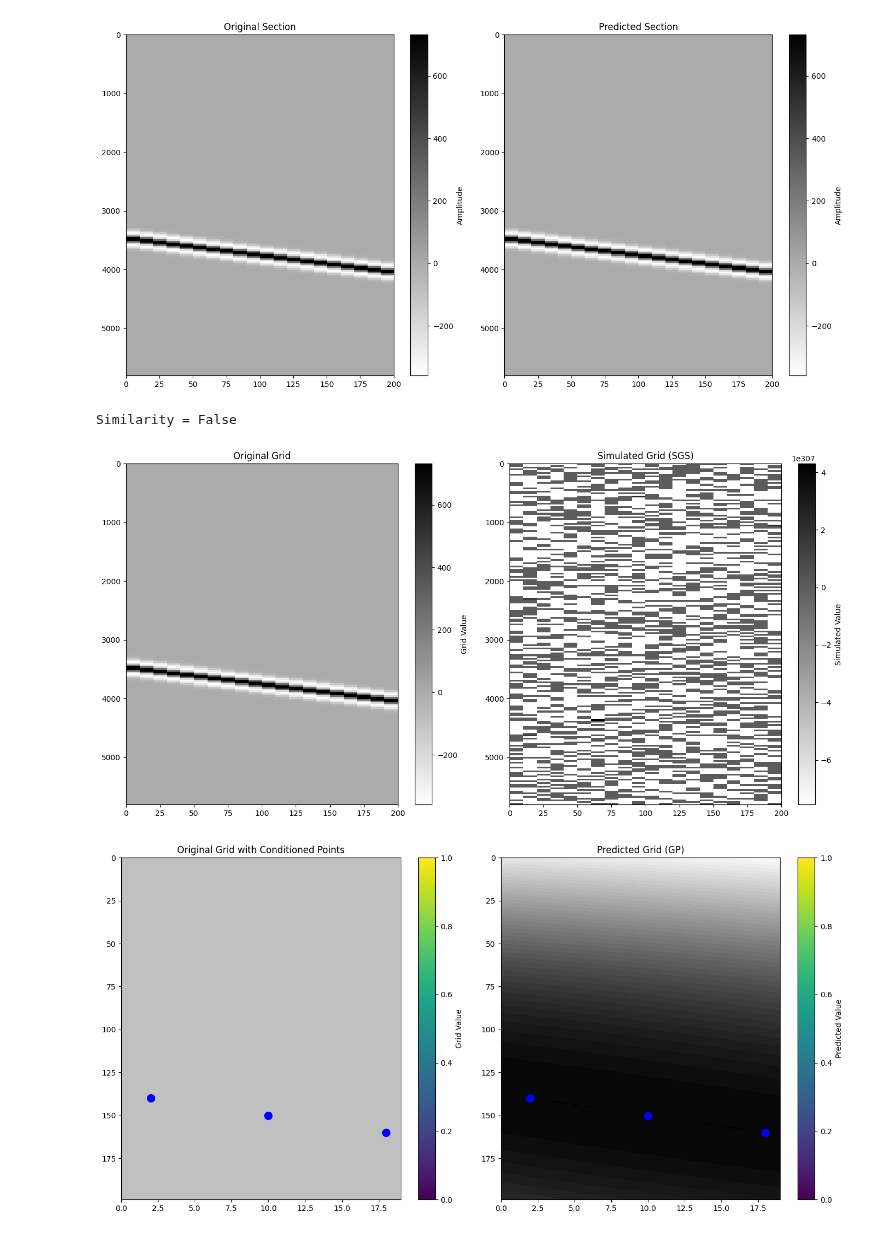
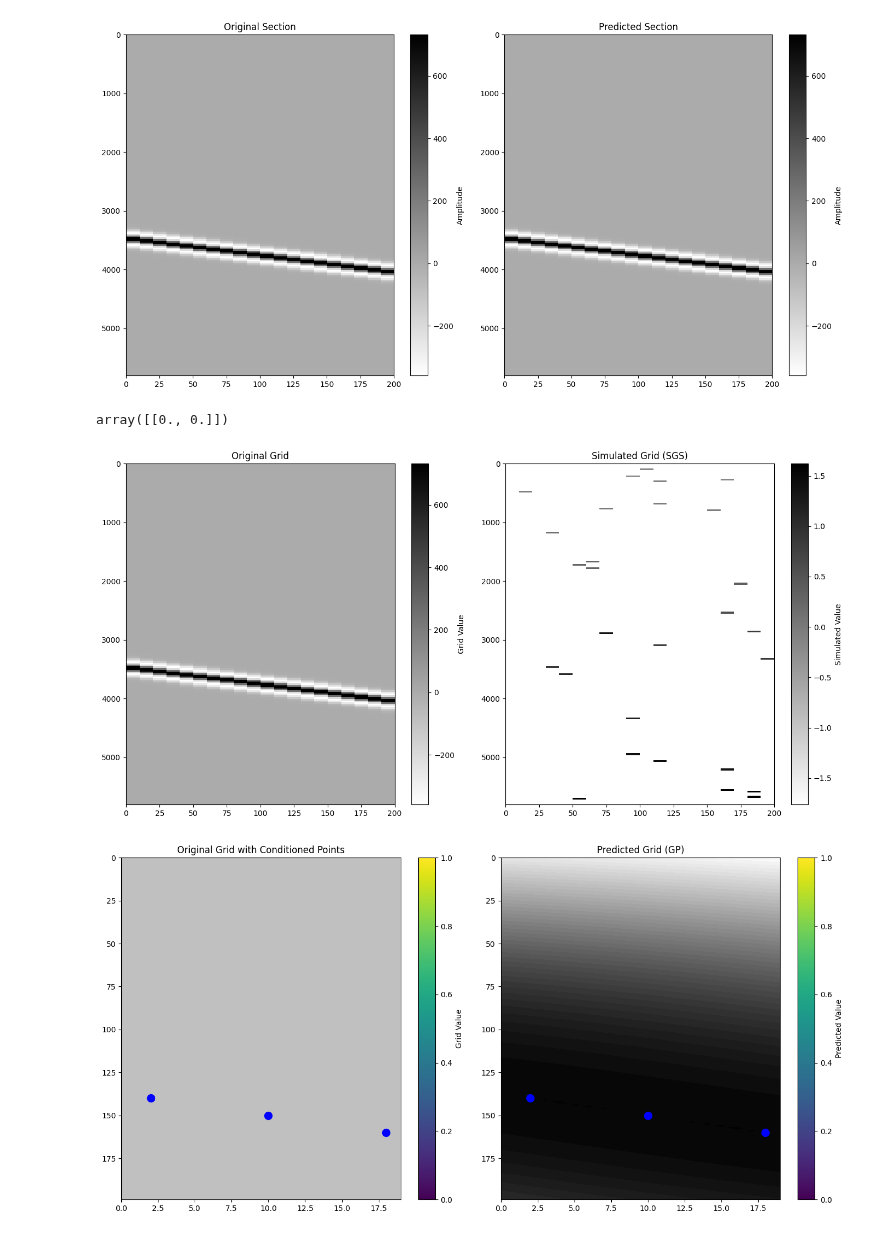
Before and after one commit to csc7/Probabilistic_Programming, a Jupyter notebook: GP_and_SGS_Estimation_and_Prediction.ipynb, the cells around one changed output. Cells and saved outputs as stored; diff of their text form; code cells hidden in the pictures.

```diff
--- a/GP_and_SGS_Estimation_and_Prediction.ipynb
+++ b/GP_and_SGS_Estimation_and_Prediction.ipynb
@@ -168,6 +168,10 @@ plt.show()
 # %% [output]
 Similarity = True
 [figure]
+# %%
+grid_points[i].reshape((1,2))
+# %% [output]
+array([[0., 0.]])
 # %%
 # PREDICTION OF THE SEISMIC EVENT USING SEQUENTIAL GAUSSIAN SIMULATION
 
@@ -177,19 +181,37 @@ grid[100, :] = 1  # Set row 100 to 1, all others are 0
 grid = seismic_depth
 
 # Covariance function with RBF
-def rbf_covariance(x, y, length_scale=10):
+def rbf_covariance(x, y, length_scale=2000):
     """RBF covariance function"""
     distance = np.linalg.norm(x - y)
     return np.exp(- (distance**2) / (2 * length_scale**2))
 
+# Anisotropic Gaussian covariance function
+def anisotropic_gaussian_covariance(h, range_param, sill, anisotropy_ratio, angle):
+    # Rotation transformation to account for anisotropy and direction
+    theta = np.deg2rad(angle)  # Convert angle to radians
+    R = np.array([[np.cos(theta), -np.sin(theta)],
+                  [np.sin(theta), np.cos(theta)]])
+    # Scale the distances by the anisotropy ratio
+    h_transformed = h @ R.T
+    h_transformed[:, 0] /= anisotropy_ratio  # Apply the anisotropy scaling
+    h_scaled = np.linalg.norm(h_transformed, axis=1)
+    return sill * np.exp(-0.5 * (h_scaled / range_param) ** 2)
+
+# Covariance model parameters
+range_param = 100.0  # Range of spatial correlation
+sill = 20.0          # Variance (sill)
+anisotropy_ratio = 100  # Ratio of anisotropy (greater than 1 stretches horizontally)
+angle = 18  # Angle of anisotropy (0 degrees = x-axis)
+
 
 # Sequential Gaussian Simulation
 
-# Grid for prediction
-x = np.linspace(0, 20, 20)
-y = np.linspace(0, 200, 200)
-X, Y = np.meshgrid(x, y)
-grid_points = np.vstack([X.ravel(), Y.ravel()]).T  # Flatten into a 2D array of coordinates
+## Grid for prediction
+#x = np.linspace(0, 200, 20)
+#y = np.linspace(0, 2000, 200)
+#X, Y = np.meshgrid(x, y)
+#grid_points = np.vstack([X.ravel(), Y.ravel()]).T  # Flatten into a 2D array of coordinates
 
 # Total number of grid points
 n_points = grid_points.shape[0]
@@ -201,7 +223,15 @@ simulated_grid = np.full(n_points, np.nan)
 cov_matrix = np.zeros((n_points, n_points))
 for i in range(n_points):
     for j in range(n_points):
+        # Covariance function, enable/disable as needed
         cov_matrix[i, j] = rbf_covariance(grid_points[i], grid_points[j])
+        #cov_matrix[i, j] = anisotropic_gaussian_covariance(
+        #    cdist(grid_points[i], grid_points[j]),
+        #    range_param,
+        #    sill,
+        #    anisotropy_ratio,
+        #    angle
+        #    )
 
 # Cholesky decomposition (for faster sampling)
 L = cholesky(cov_matrix + 1e-6 * np.eye(n_points), lower=True)  # Small jitter for numerical stability
@@ -234,37 +264,36 @@ for idx in points_order:
     simulated_grid[idx] = simulated_value
 
 # Reshape to original shape
 simulated_grid_reshaped = simulated_grid.reshape(200, 20)
 
 
 # Similarity check
-similarity = np.allclose(grid, simulated_grid_reshaped, atol=0.1)  # Compare with a tolerance of 0.1
-print(f"Similarity = {similarity}")
+#similarity = np.allclose(grid, simulated_grid_reshaped, atol=0.1)  # Compare with a tolerance of 0.1
+#print(f"Similarity = {similarity}")
 
 # Plots
 plt.figure(figsize=(14, 7))
 
 # Original grid - Seismic data
 plt.subplot(1, 2, 1)
 plt.title('Original Grid')
 #plt.contourf(X, Y, grid, levels=50, cmap='coolwarm')
 #plt.gca().invert_yaxis()
 plt.imshow(grid, cmap='gray_r', aspect='auto', extent=[0, nz * dx, np.max(depth), 0]) # or nt * dt
 plt.colorbar(label='Grid Value')
 
 # Predicted grid
 plt.subplot(1, 2, 2)
 plt.title('Simulated Grid (SGS)')
 #plt.contourf(X, Y, simulated_grid_reshaped, levels=50, cmap='coolwarm')
 #plt.gca().invert_yaxis()
 plt.imshow(simulated_grid_reshaped, cmap='gray_r', aspect='auto', extent=[0, nz * dx, np.max(depth), 0]) # or nt * dt
 plt.colorbar(label='Simulated Value')
 plt.tight_layout()
 
 plt.show()
 # %% [output]
-Similarity = False
-[figure, old version]
+[figure, new version]
 # %%
 # CONDITIONED PREDICTION OF THE SEISMIC EVENT USING A GAUSSIAN PROCESS
 
```
